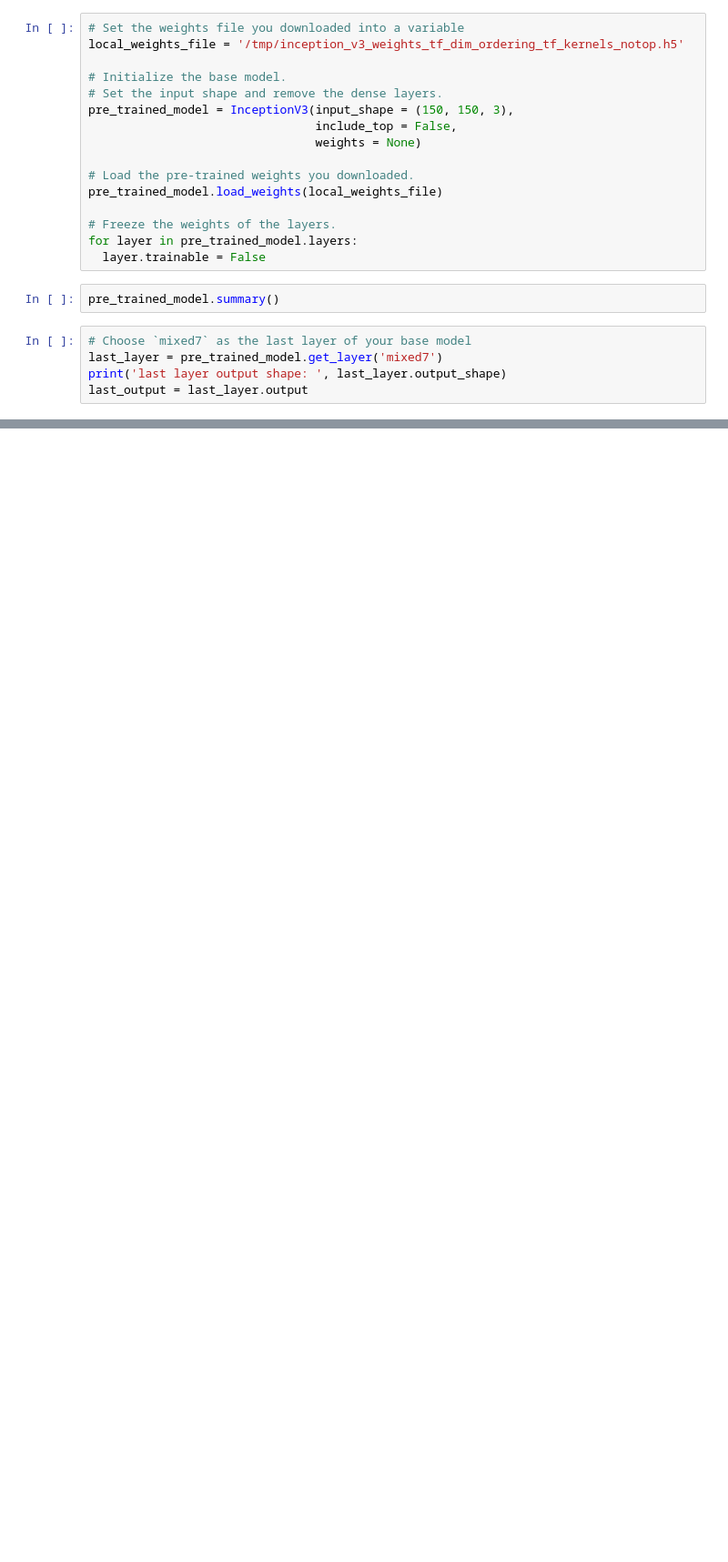
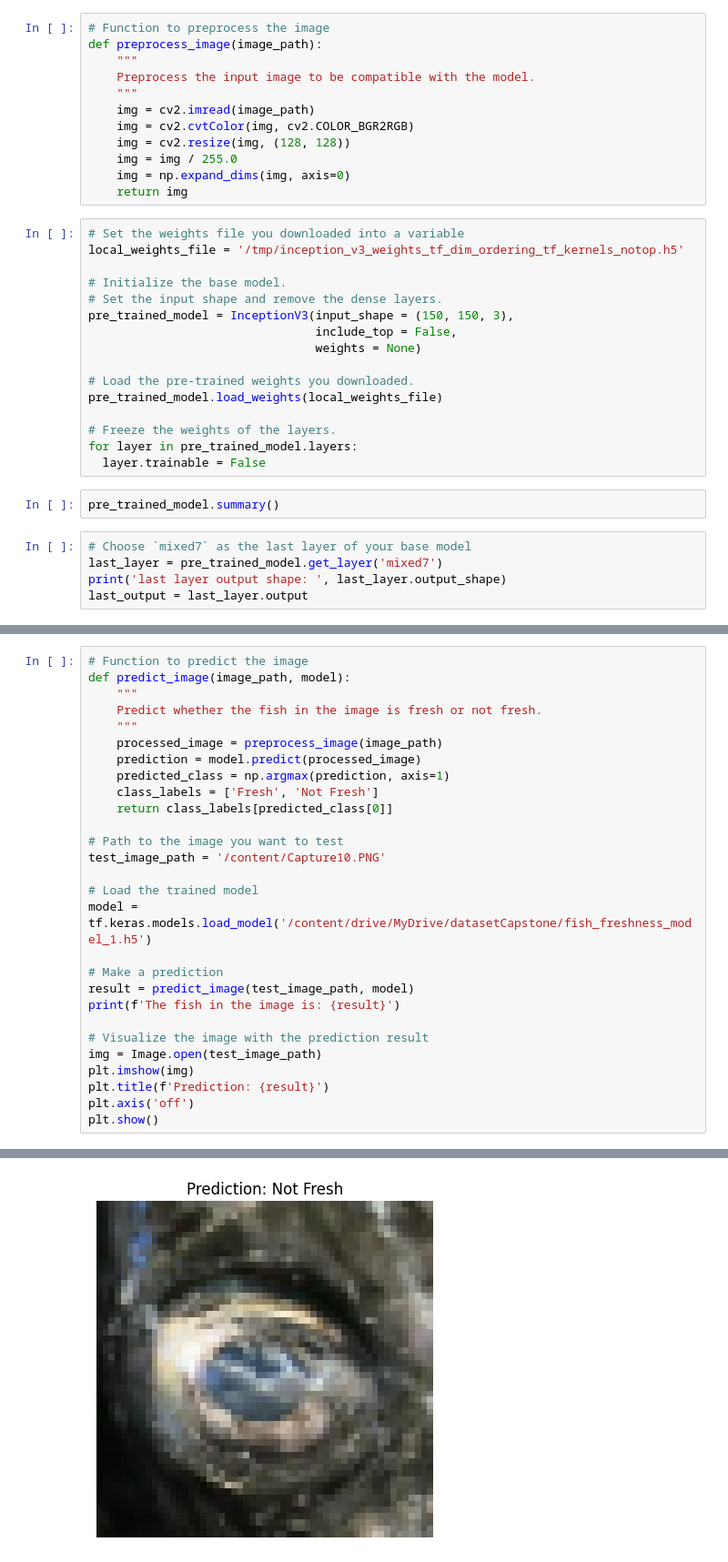
Before and after one commit to Capstone-C241-PS026/lautify-ml, a Jupyter notebook: model/Lautify.ipynb, the cells around one changed output, grey strips where cells are left out. Shown at 91% size. Cells and saved outputs as stored; diff of their text form; blank space fills up the shorter version.

```diff
--- a/model/Lautify.ipynb
+++ b/model/Lautify.ipynb
@@ -129,6 +129,18 @@ Number of validation labels: 482
 Number of test labels: 261
 # %% [markdown]
 Preprocessing
+# %%
+# Function to preprocess the image
+def preprocess_image(image_path):
+    """
+    Preprocess the input image to be compatible with the model.
+    """
+    img = cv2.imread(image_path)
+    img = cv2.cvtColor(img, cv2.COLOR_BGR2RGB)
+    img = cv2.resize(img, (128, 128))
+    img = img / 255.0
+    img = np.expand_dims(img, axis=0)
+    return img
 # %%
 # Set the weights file you downloaded into a variable
 local_weights_file = '/tmp/inception_v3_weights_tf_dim_ordering_tf_kernels_notop.h5'
@@ -229,0 +294,29 @@ model.save('/content/drive/MyDrive/datasetCapstone/fish_freshness_model.h5')
+# %%
+# Function to predict the image
+def predict_image(image_path, model):
+    """
+    Predict whether the fish in the image is fresh or not fresh.
+    """
+    processed_image = preprocess_image(image_path)
+    prediction = model.predict(processed_image)
+    predicted_class = np.argmax(prediction, axis=1)
+    class_labels = ['Fresh', 'Not Fresh']
+    return class_labels[predicted_class[0]]
+
+# Path to the image you want to test
+test_image_path = '/content/Capture10.PNG'
+
+# Load the trained model
+model = tf.keras.models.load_model('/content/drive/MyDrive/datasetCapstone/fish_freshness_model_1.h5')
+
+# Make a prediction
+result = predict_image(test_image_path, model)
+print(f'The fish in the image is: {result}')
+
+# Visualize the image with the prediction result
+img = Image.open(test_image_path)
+plt.imshow(img)
+plt.title(f'Prediction: {result}')
+plt.axis('off')
+plt.show()
+# %% [output]
@@ -229,0 +325 @@ model.save('/content/drive/MyDrive/datasetCapstone/fish_freshness_model.h5')
+[figure, added]
```
Also changed, not shown: parts of 11 cells of this notebook.
